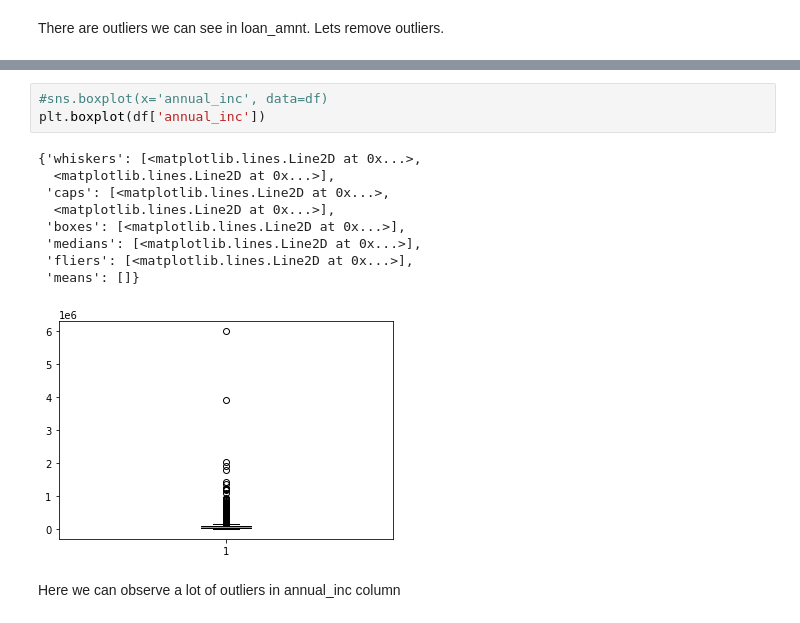
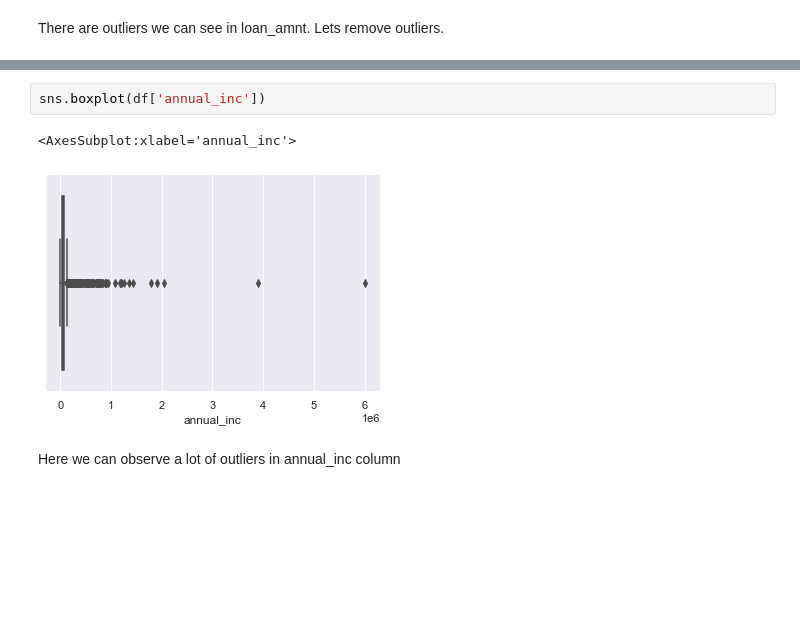
Before and after one commit to simplyshravan/fraud_detection, a Jupyter notebook: Shravan_Yadav.ipynb, the cells around one changed output, grey strips where cells are left out. Drawn from its saved outputs; the diff is of its cells as text; blank space fills up the shorter version.

```diff
--- a/Shravan_Yadav.ipynb
+++ b/Shravan_Yadav.ipynb
@@ -292,16 +203,8 @@ plt.boxplot(df[['dti','pub_rec_bankruptcies']])
 # %%
-#sns.boxplot(x='annual_inc', data=df)
-plt.boxplot(df['annual_inc'])
+sns.boxplot(df['annual_inc'])
 # %% [output]
-{'whiskers': [<matplotlib.lines.Line2D at 0x...>,
-  <matplotlib.lines.Line2D at 0x...>],
- 'caps': [<matplotlib.lines.Line2D at 0x...>,
-  <matplotlib.lines.Line2D at 0x...>],
- 'boxes': [<matplotlib.lines.Line2D at 0x...>],
- 'medians': [<matplotlib.lines.Line2D at 0x...>],
- 'fliers': [<matplotlib.lines.Line2D at 0x...>],
- 'means': []}
+<AxesSubplot:xlabel='annual_inc'>
-[figure, old version]
+[figure, new version]
 # %% [markdown]
 Here we can observe a lot of outliers in annual_inc column
 # %%
```
Also changed, not shown: parts of 59 cells of this notebook.
